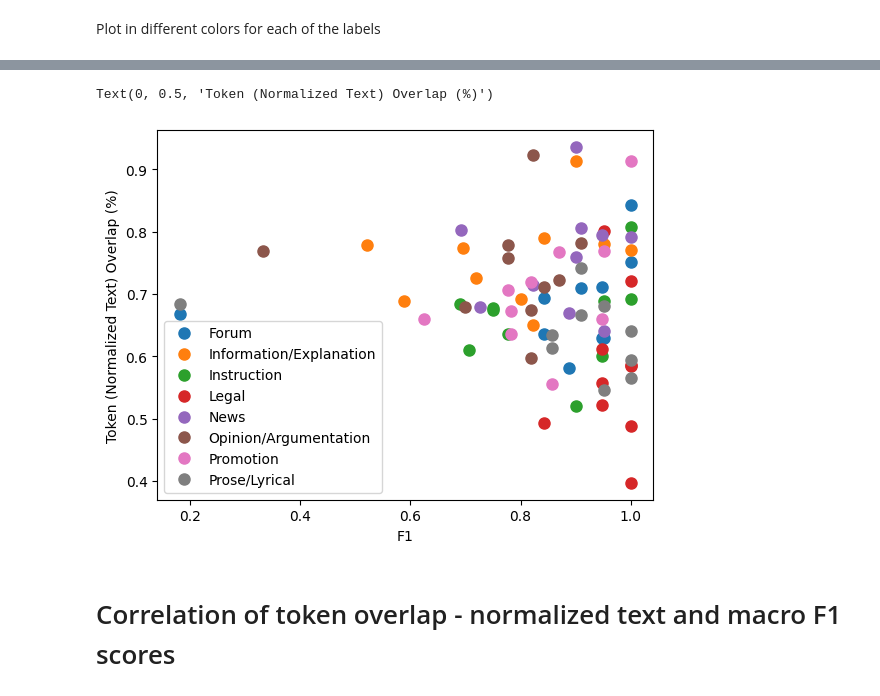
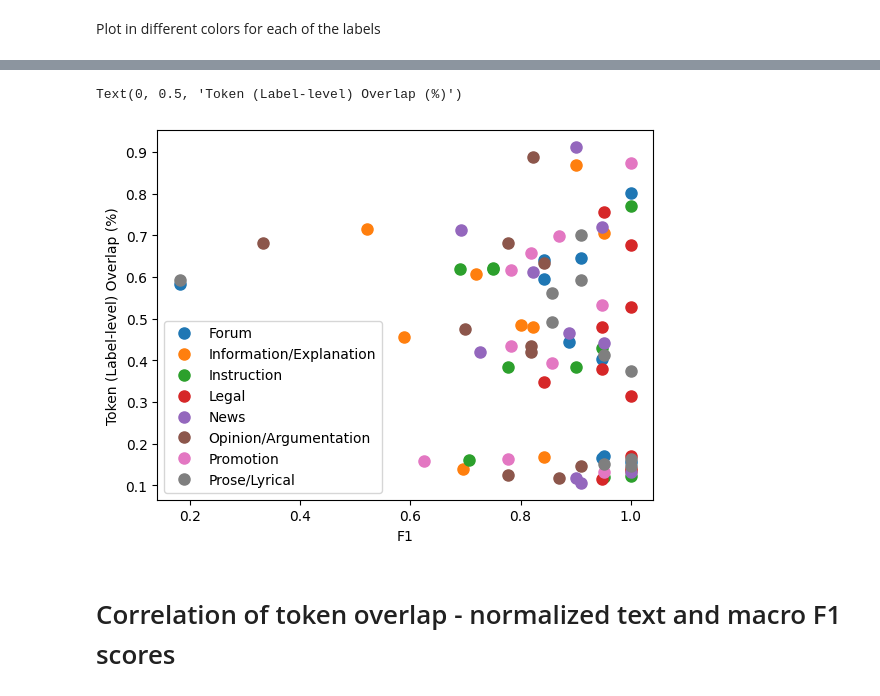
Before and after one commit to TajaKuzman/Crosslingual-Genre-Bias-Analysis, a Jupyter notebook: calculate_corelation_coefficient.ipynb, the cells around one changed output, grey strips where cells are left out. Cells and saved outputs as stored; diff of their text form; code cells hidden in the pictures.

```diff
--- a/calculate_corelation_coefficient.ipynb
+++ b/calculate_corelation_coefficient.ipynb
@@ -611,7 +567,7 @@ label_scores_df
 80 rows × 2 columns
 # %%
 # Get label-level overlap percentages
-label_overlap = pd.read_csv("datasets/label-level-token-overlap-normalized.csv", index_col = 0)
+label_overlap = pd.read_csv("datasets/label-level-token-overlap.csv", index_col = 0)
 label_overlap
 # %% [output]
 |  | label | overlap |
@@ -674,21 +633,21 @@ for label in ['Information/Explanation', 'News', 'Instruction','Opinion/Argument
 # %%
 x = label_merged["F1"]
 y = label_merged["overlap"]
 
 
 # Define the criteria - based on which column will the instances be grouped
 groups = label_merged.groupby('genre')
 
 for name, group in groups:
     plt.plot(group["F1"], group["overlap"], marker='o', linestyle='', markersize=8, label=name);
 
 plt.legend()
 plt.xlabel("F1")
-plt.ylabel("Token (Normalized Text) Overlap (%)")
+plt.ylabel("Token (Label-level) Overlap (%)")
 #plt.title('Correlation of token overlap (%) and F1 scores for each of the labels')
 # %% [output]
-Text(0, 0.5, 'Token (Normalized Text) Overlap (%)')
+Text(0, 0.5, 'Token (Label-level) Overlap (%)')
-[figure, old version]
+[figure, new version]
 # %% [markdown]
 # Correlation of token overlap - normalized text and macro F1 scores
 # %% [markdown]
```
Also changed, not shown: parts of 39 cells of this notebook, 4 other files.
